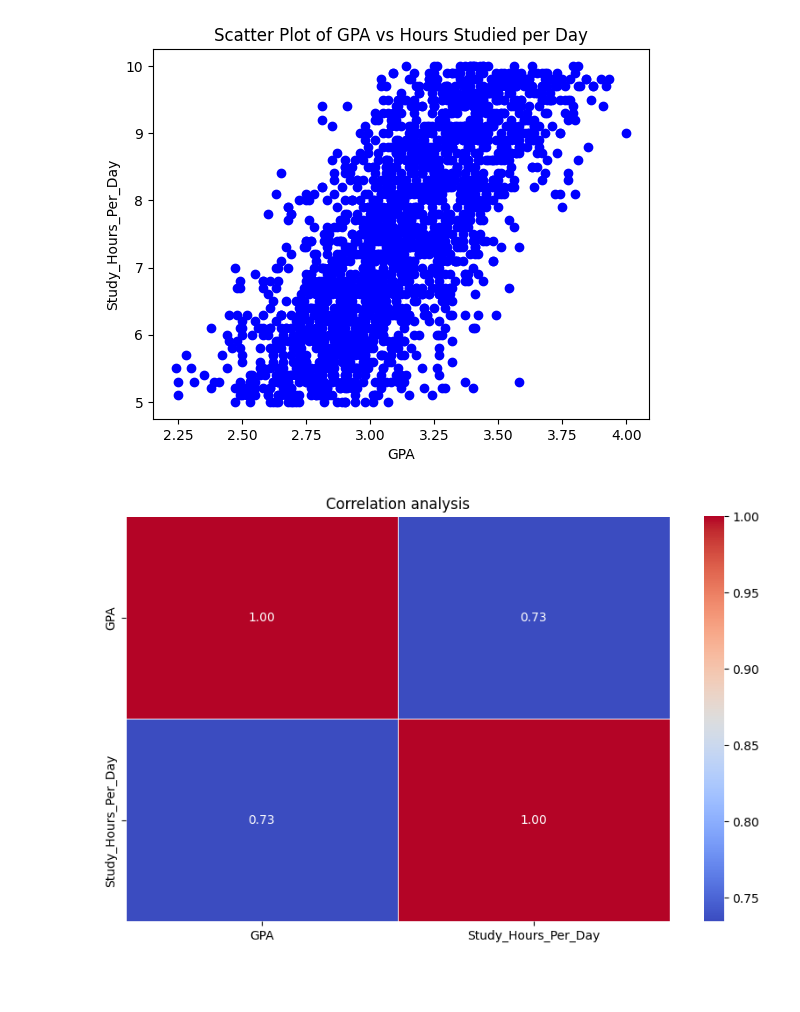
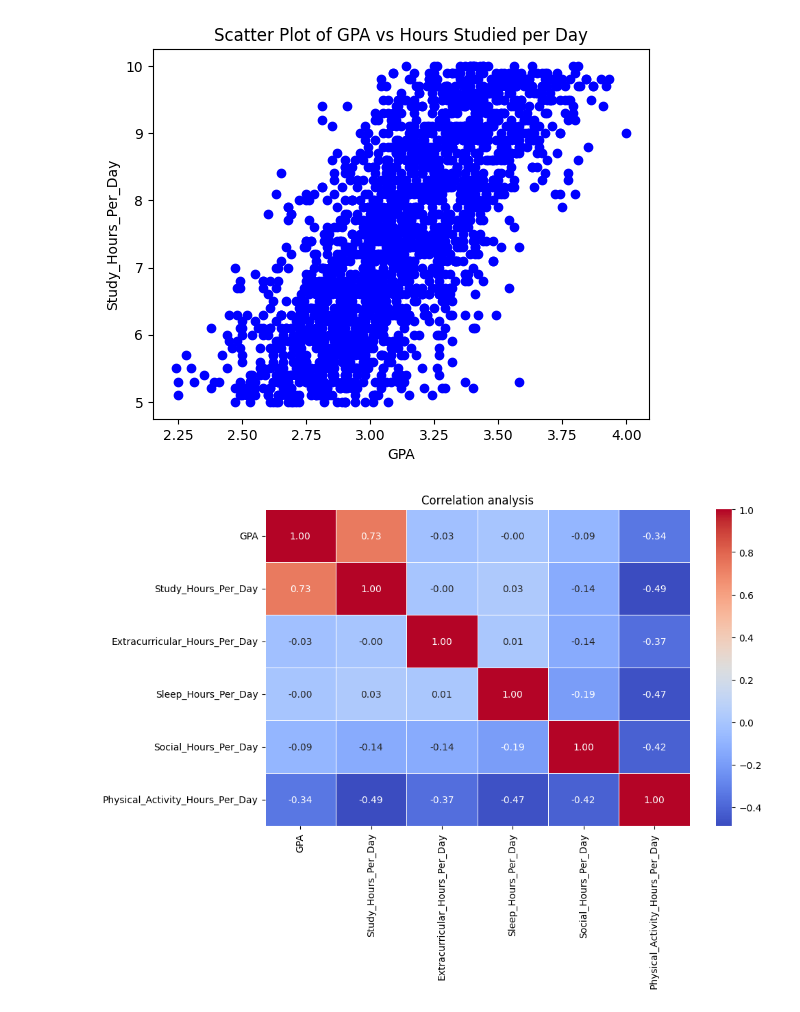
Before and after one commit to Taryn-Cail/Python-Group-Project-2704, a Jupyter notebook: data.ipynb, the cells around one changed output. Drawn from its saved outputs; the diff is of its cells as text; code cells hidden in the pictures; blank space fills up the shorter version.

```diff
--- a/data.ipynb
+++ b/data.ipynb
@@ -12,6 +12,6 @@ import seaborn as sns
 # %%
 #Load the data set with only the required columns
 df = pd.read_csv('data.csv')
-df = df[['Student_ID', 'Study_Hours_Per_Day', 'GPA']]
+df = df[['Student_ID', 'Study_Hours_Per_Day', 'GPA', 'Extracurricular_Hours_Per_Day', 'Sleep_Hours_Per_Day', 'Social_Hours_Per_Day', 'Physical_Activity_Hours_Per_Day']]
 print(df)
 # %% [output]
@@ -99,11 +108,12 @@ plt.plot()
 []
 [figure]
 # %%
-correltaion_data = df[['GPA','Study_Hours_Per_Day']]
+correltaion_data = df[['GPA','Study_Hours_Per_Day', 'Extracurricular_Hours_Per_Day', 'Sleep_Hours_Per_Day', 'Social_Hours_Per_Day', 'Physical_Activity_Hours_Per_Day']]
 corr_matrix = correltaion_data.corr()
 plt.figure(figsize=(10,6))
 sns.heatmap(corr_matrix, annot=True, cmap='coolwarm', fmt=".2f", linewidths=0.5)
 plt.title("Correlation analysis")
+plt.savefig("heatmap.svg", format="svg", bbox_inches="tight")
 plt.show()
 # %% [output]
-[figure, old version]
+[figure, new version]
```
Also changed, not shown: parts of 5 cells of this notebook.
